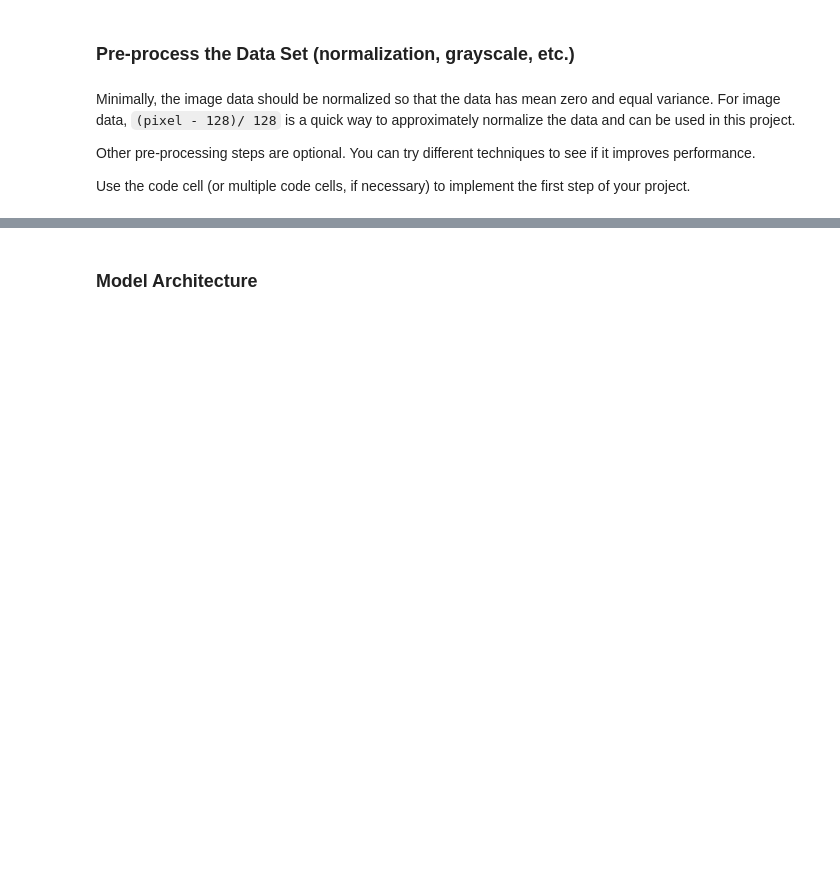
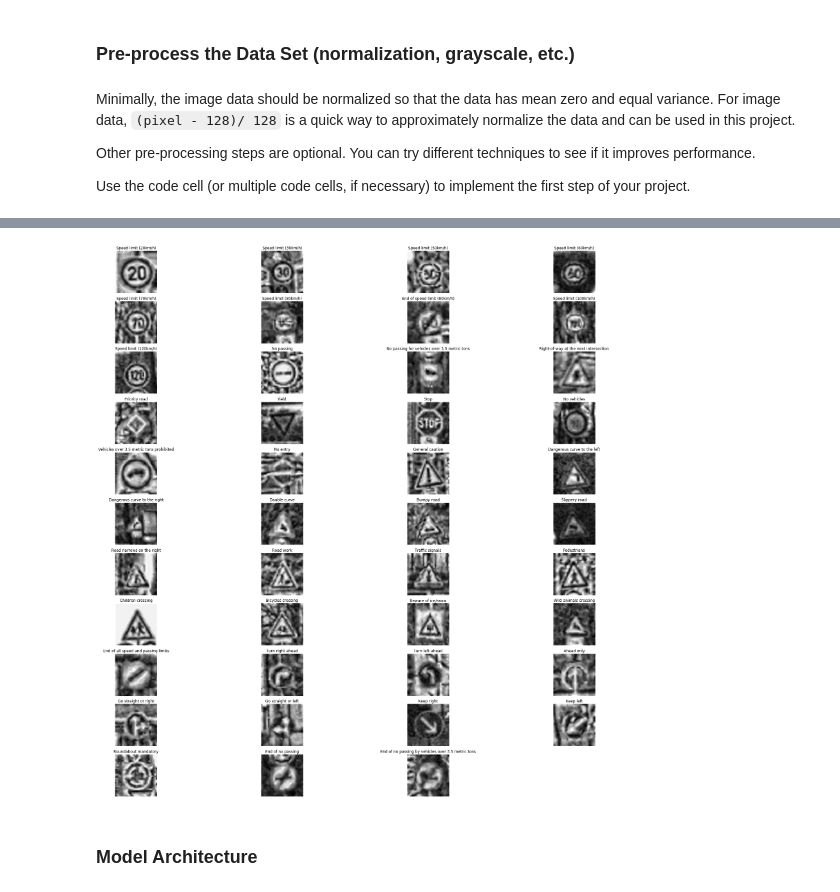
Before and after one commit to niktolis/SDCar-P2-TrafficSignClassifier, a Jupyter notebook: Traffic_Sign_Classifier.ipynb, the cells around one changed output, grey strips where cells are left out. Drawn from its saved outputs; the diff is of its cells as text; code cells hidden in the pictures; blank space fills up the shorter version.

```diff
--- a/Traffic_Sign_Classifier.ipynb
+++ b/Traffic_Sign_Classifier.ipynb
@@ -353,0 +280,6 @@ def maxpool2d(x, k = 2, padding = 'VALID'):
+# %%
+resized_training_file   = './data/train_resize.p'
+resized_validation_file = './data/valid_resize.p'
+resized_testing_file    = './data/test_resize.p'
+
+resizing = False
@@ -354,2 +301,10 @@ def maxpool2d(x, k = 2, padding = 'VALID'):
+# %%
+X_train, y_train = load_data(resized_training_file)
+X_valid, y_valid = load_data(resized_validation_file)
+X_test, y_test   = load_data(resized_testing_file)
+# %%
+show_images(X_train, y_train)
+# %% [output]
+[figure, added]
 # %% [markdown]
 ### Model Architecture
```
Also changed, not shown: parts of 53 cells of this notebook.
